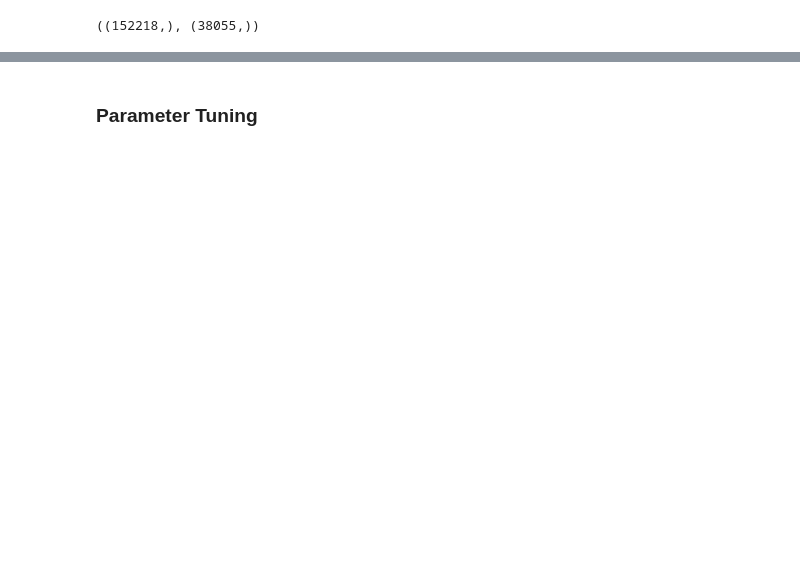
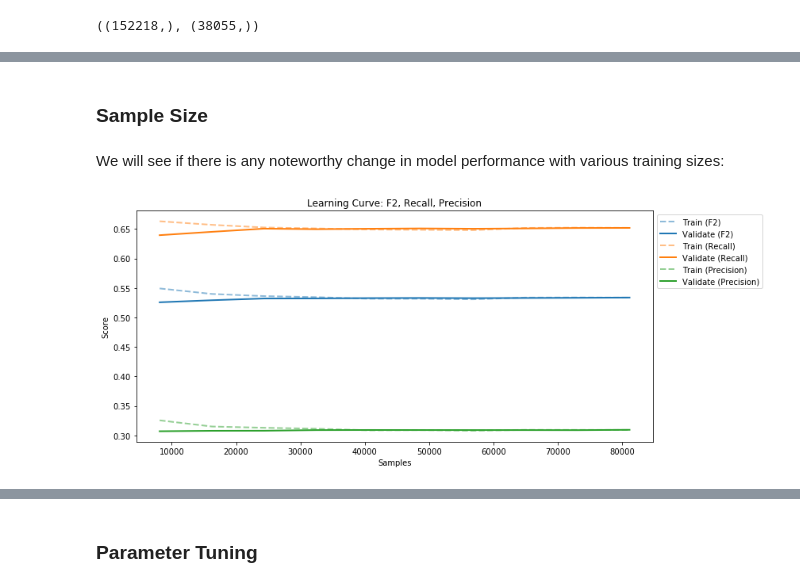
Before and after one commit to dmahler26/K2-Data-Science, a Jupyter notebook: Projects/Project #2 - ML Lending Club/notebooks/3.1 - Default Classification - Logistic Regression.ipynb, the cells around one changed output, grey strips where cells are left out. Saved outputs shown, nothing was run; the diff lists cells and outputs as text; code cells hidden in the pictures; blank space fills up the shorter version.

```diff
--- a/Projects/Project #2 - ML Lending Club/notebooks/3.1 - Default Classification - Logistic Regression.ipynb
+++ b/Projects/Project #2 - ML Lending Club/notebooks/3.1 - Default Classification - Logistic Regression.ipynb
@@ -57,13 +61,13 @@ data['test'].shape, data['test_target'].shape
 # %%
 # Columns identified thus far as best for classification (during data prep, select K best)
 num_attr = ['funded_amnt_q10', 'int_rate_delta', 'annual_inc_q10', 'dti', 'delinq_2yrs', 'inq_last_6mths',
-            'open_acc', 'revol_bal_log', 'revol_util', 'total_acc', 'collection_recovery_fee', 'collections_12_mths_ex_med',
+            'open_acc', 'revol_bal_log', 'revol_util', 'total_acc', 'collections_12_mths_ex_med',
             'acc_now_delinq', 'rev_lim_sqrt', 'tot_cur_bal', 'tot_coll_amt', 'subgrade_p_value',
-            'lti', 'rbti', 'tbti', 'cr_line_td_log']
+            'lti', 'rbti', 'tbti', 'cr_line_td_log', 'emp_length_val']
 
-bin_attr = ['had_delinq', 'had_major_derog', 'had_record', 'verified']
+bin_attr = ['had_delinq', 'had_major_derog', 'had_record', 'verified', 'term_bin']
 
-cat_attr = ['emp_length', 'purpose', 'home_ownership', 'term']
+cat_attr = ['purpose', 'home_ownership']
 # %%
 num_prep = Pipeline([('custom', my_func.CustomNumAttributes()), # Create custom num attr
                      ('select', my_func.DataFrame_Selector(num_attr)), # Select num columns
@@ -123,0 +121,6 @@ X_train, X_val, y_train, y_val = train_test_split(X_train_full, y_train_full, te
+# %%
+lr_basic = LogisticRegression(class_weight='balanced')
+# %%
+my_func.run_time(reset=True)
+lr_basic.fit(X_train, y_train)
+my_func.run_time()
@@ -123,0 +166,8 @@ X_train, X_val, y_train, y_val = train_test_split(X_train_full, y_train_full, te
+# %% [markdown]
+### Sample Size
+# %% [markdown]
+We will see if there is any noteworthy change in model performance with various training sizes:
+# %%
+my_func.plot_learning_curve(lr_basic, X_train, y_train, scoring=['f2', 'recall', 'precision'], train_sizes=np.arange(0.1,1.1,0.1), n_jobs=4)
+# %% [output]
+[figure, added]
```
Also changed, not shown: parts of 159 cells of this notebook, 7 other files.
